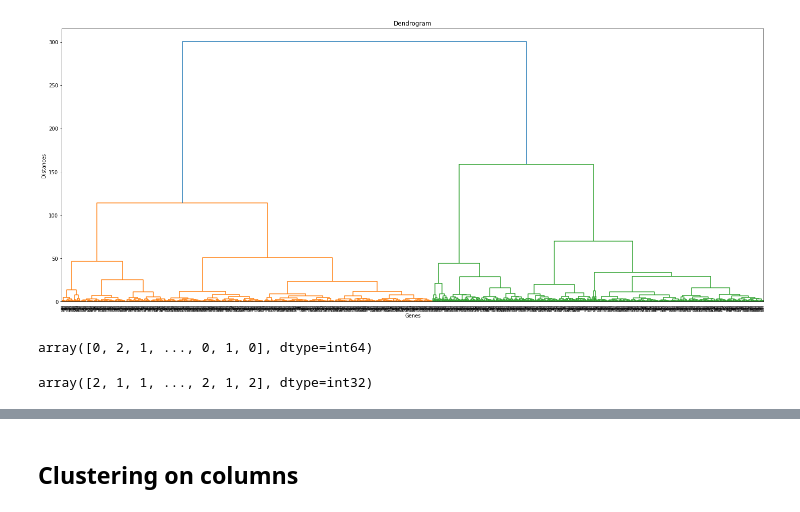
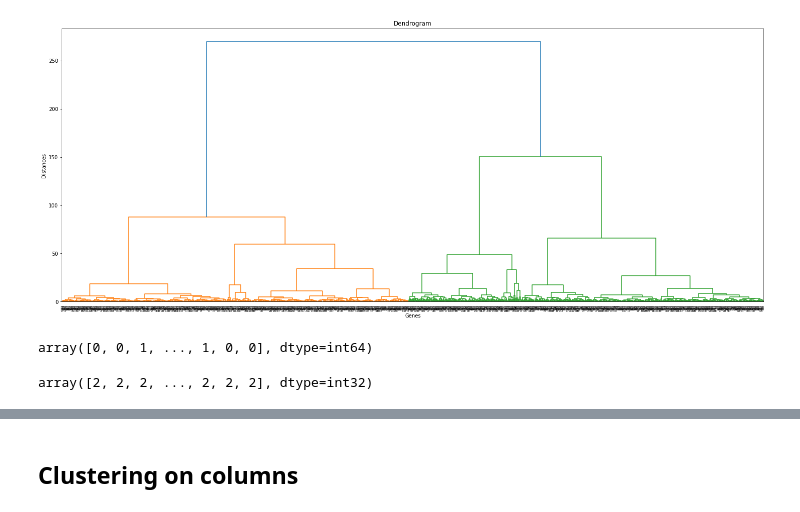
Before and after one commit to PRodrigues98/Analysis-of-regulatory-response-to-SARS-CoV-2-infection, a Jupyter notebook: Clustering/Clustering_A549-ACE.ipynb, the cells around one changed output, grey strips where cells are left out. Drawn from its saved outputs; the diff is of its cells as text; code cells hidden in the pictures.

```diff
--- a/Clustering/Clustering_A549-ACE.ipynb
+++ b/Clustering/Clustering_A549-ACE.ipynb
@@ -17,7 +18,7 @@ data = dt.get_data('A549', 'healthy_ace2', 'sars-cov2_ace2')
 columns_healthy = dt.get_columns('A549', 'healthy_ace2')
 columns_sars_cov2 = dt.get_columns('A549', 'sars-cov2_ace2')
 
-filtered_data = dt.get_p_values('welch', data, columns_healthy, columns_sars_cov2)
+filtered_data = dt.get_p_values('mannwhitneyu', data, columns_healthy, columns_sars_cov2, limit = 0.01)
 filtered_data
 # %% [output]
 |  | Series6_A549-ACE2_Mock_1 | Series6_A549-ACE2_Mock_2 | Series6_A549-ACE2_Mock_3 | Series16_A549-ACE2_Mock_1 | ... |
@@ -36,5 +37,5 @@ filtered_data
 # %%
 filtered_data.drop(['p-value'], axis = 1, inplace = True)
-dt.plot_dendrogram(filtered_data)
+fig = dt.plot_dendrogram(filtered_data)
 # %% [output]
-[figure, old version]
+[figure, new version]
@@ -46,7 +49,7 @@ labels['distance'] = models.fit_predict(filtered_data)
 # %%
 labels['distance']
 # %% [output]
-array([0, 2, 1, ..., 0, 1, 0], dtype=int64)
+array([0, 0, 1, ..., 1, 0, 0], dtype=int64)
 # %%
 dissimilarity = 1 - np.abs(filtered_data.T.corr())
 hierarchy = linkage(squareform(dissimilarity), method='ward')
@@ -54,7 +57,7 @@ labels['pearson'] = fcluster(hierarchy, 3, criterion='maxclust') - 1
 # %%
 labels['pearson']
 # %% [output]
-array([2, 1, 1, ..., 2, 1, 2], dtype=int32)
+array([2, 2, 2, ..., 2, 2, 2], dtype=int32)
 # %%
 dissimilarity = 1 - np.abs(filtered_data.T.corr(method='spearman'))
 hierarchy = linkage(squareform(dissimilarity), method='ward')
```
Also changed, not shown: parts of 11 cells of this notebook, 23 other files.
